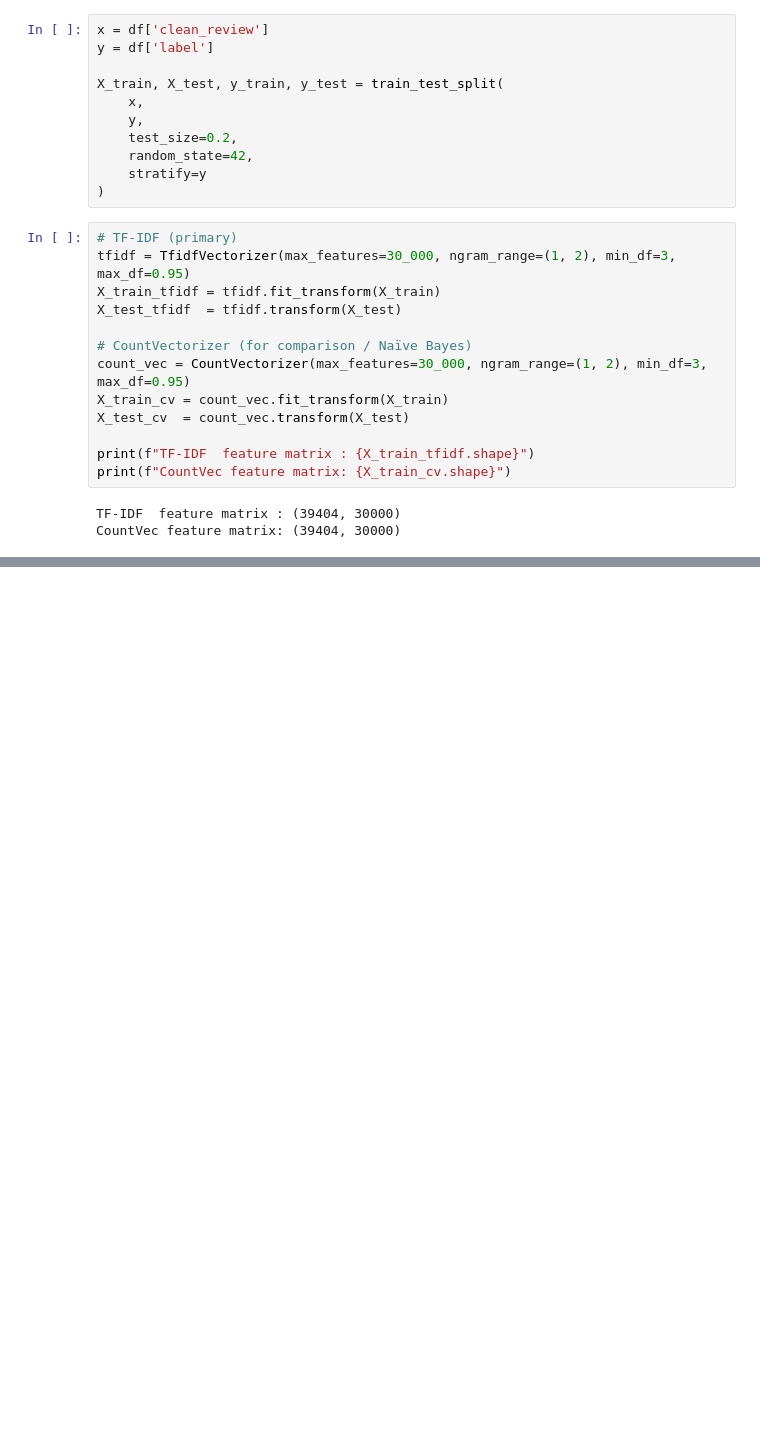
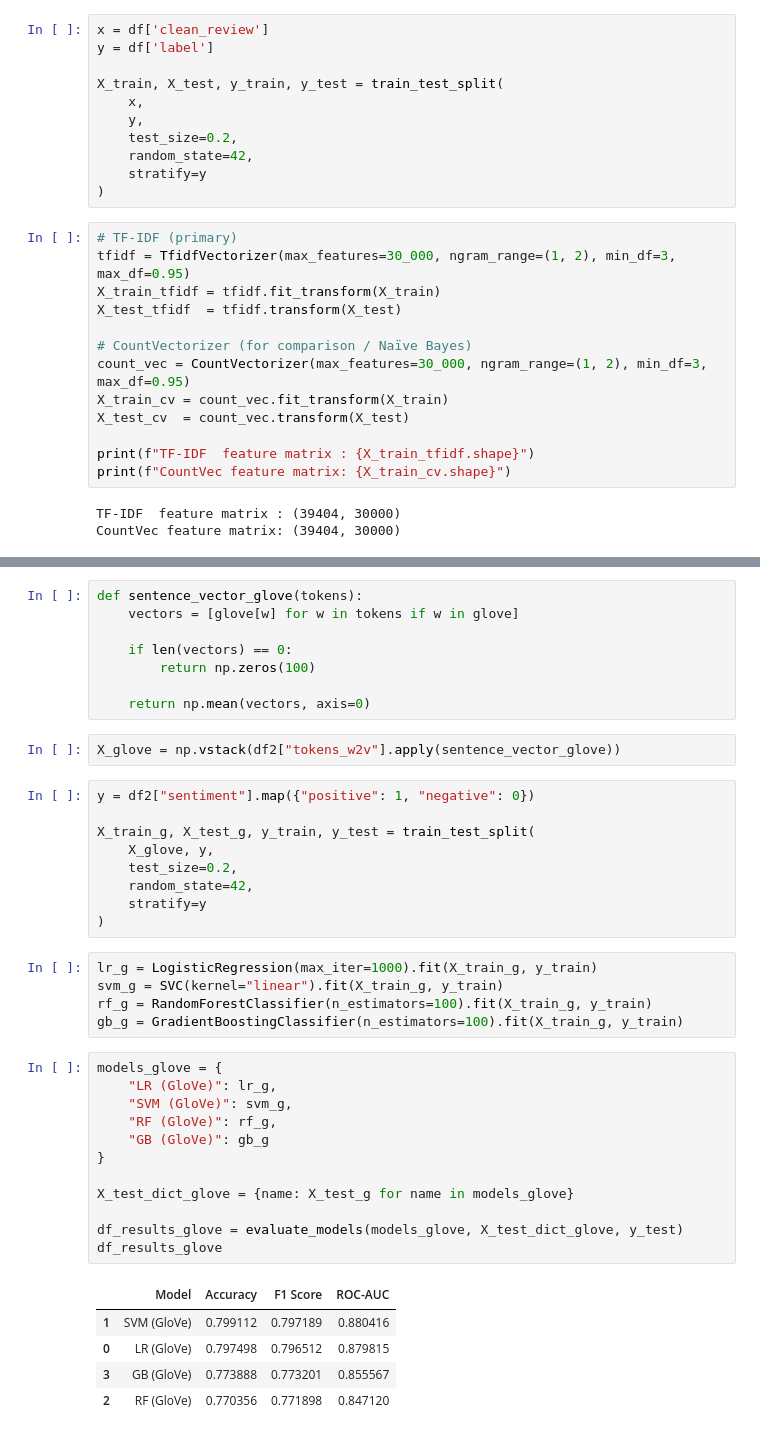
Before and after one commit to Hazem-Amr/GIZ4_AIS2_S1_Ml, a Jupyter notebook: src/NLP/Session_2/Assignment/Tasks.ipynb, the cells around one changed output, grey strips where cells are left out. Cells and saved outputs as stored; diff of their text form; blank space fills up the shorter version.

```diff
--- a/src/NLP/Session_2/Assignment/Tasks.ipynb
+++ b/src/NLP/Session_2/Assignment/Tasks.ipynb
@@ -204,0 +585,42 @@ CountVec feature matrix: (39404, 30000)
+# %%
+def sentence_vector_glove(tokens):
+    vectors = [glove[w] for w in tokens if w in glove]
+
+    if len(vectors) == 0:
+        return np.zeros(100)
+
+    return np.mean(vectors, axis=0)
+# %%
+X_glove = np.vstack(df2["tokens_w2v"].apply(sentence_vector_glove))
+# %%
+y = df2["sentiment"].map({"positive": 1, "negative": 0})
+
+X_train_g, X_test_g, y_train, y_test = train_test_split(
+    X_glove, y,
+    test_size=0.2,
+    random_state=42,
+    stratify=y
+)
+# %%
+lr_g = LogisticRegression(max_iter=1000).fit(X_train_g, y_train)
+svm_g = SVC(kernel="linear").fit(X_train_g, y_train)
+rf_g = RandomForestClassifier(n_estimators=100).fit(X_train_g, y_train)
+gb_g = GradientBoostingClassifier(n_estimators=100).fit(X_train_g, y_train)
+# %%
+models_glove = {
+    "LR (GloVe)": lr_g,
+    "SVM (GloVe)": svm_g,
+    "RF (GloVe)": rf_g,
+    "GB (GloVe)": gb_g
+}
+
+X_test_dict_glove = {name: X_test_g for name in models_glove}
+
+df_results_glove = evaluate_models(models_glove, X_test_dict_glove, y_test)
+df_results_glove
+# %% [output]
+|  | Model | Accuracy | F1 Score | ROC-AUC |
+| 1 | SVM (GloVe) | 0.799112 | 0.797189 | 0.880416 |
+| 0 | LR (GloVe) | 0.797498 | 0.796512 | 0.879815 |
+| 3 | GB (GloVe) | 0.773888 | 0.773201 | 0.855567 |
+| 2 | RF (GloVe) | 0.770356 | 0.771898 | 0.847120 |
```
Also changed, not shown: parts of 42 cells of this notebook, 5 other files.
